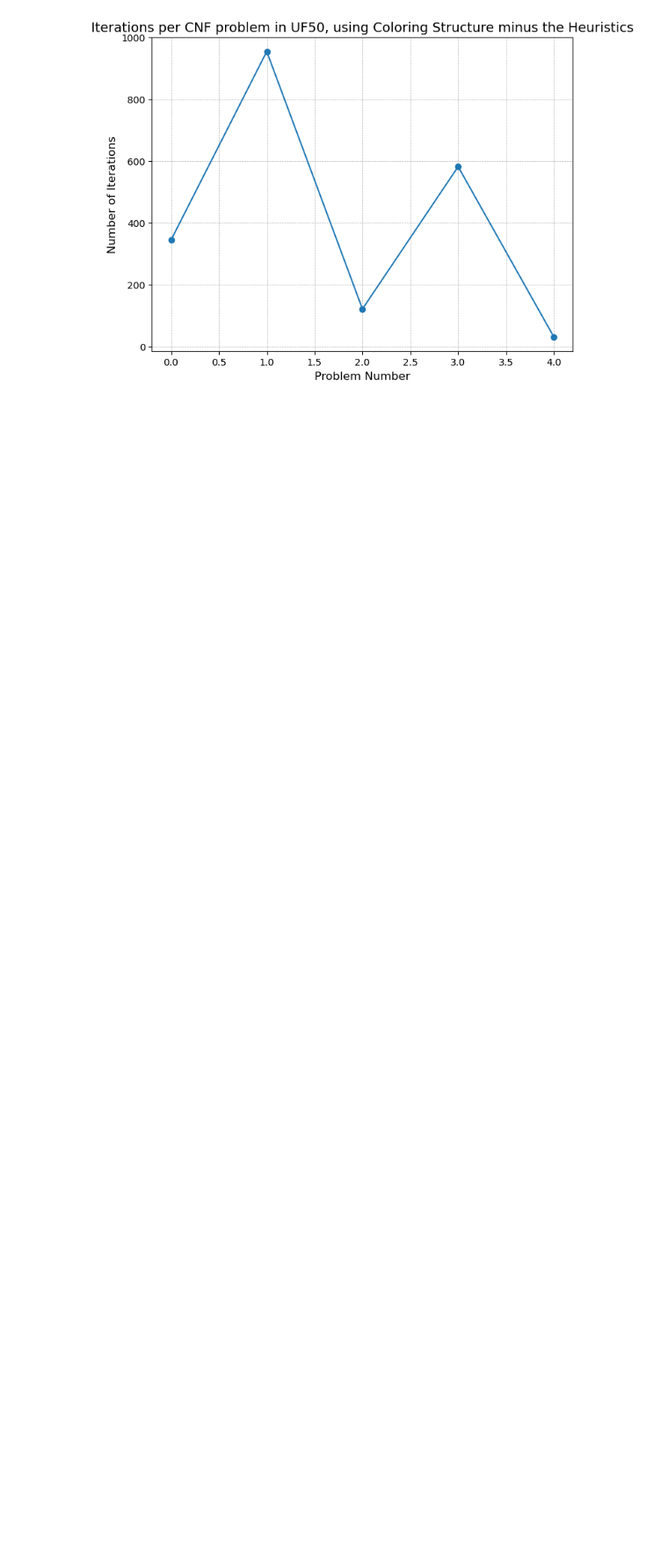
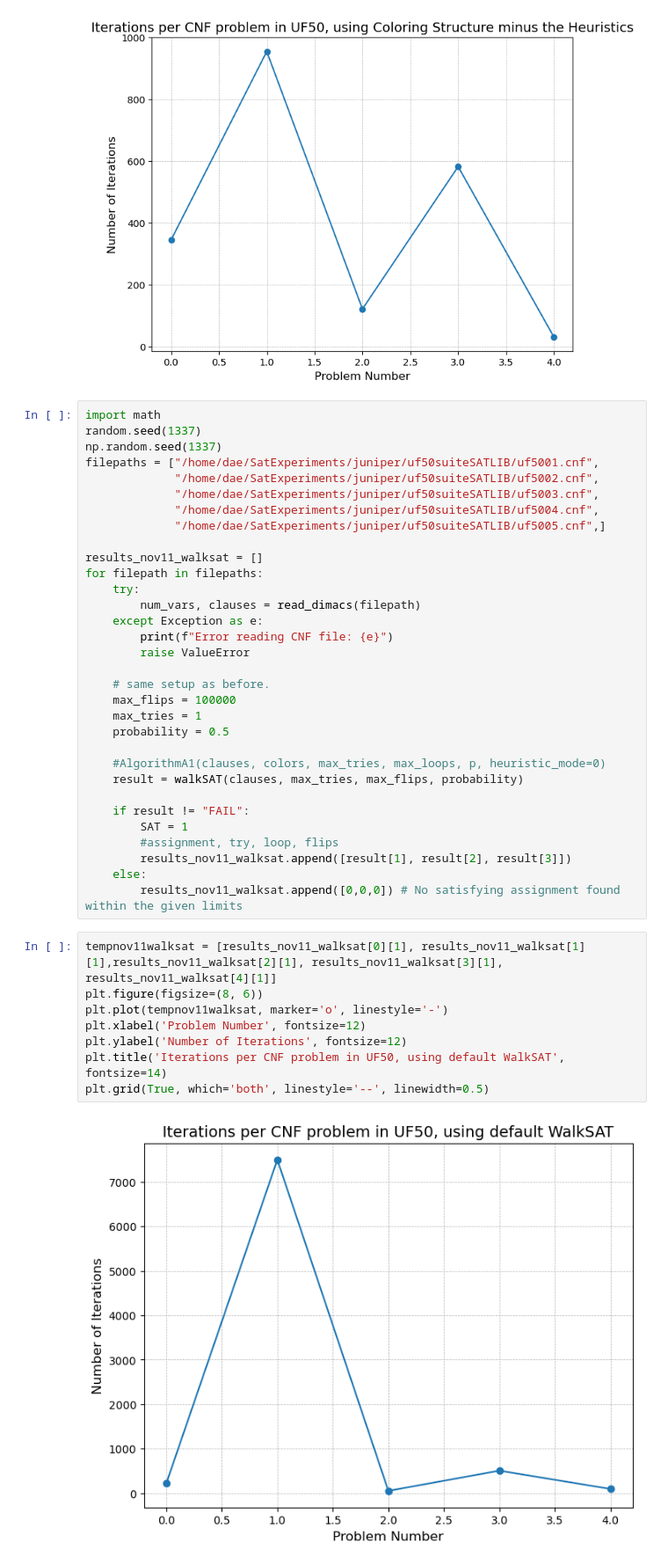
Before and after one commit to danielespo/juniper, a Jupyter notebook: testingColoring.ipynb, the cells around one changed output. Shown at 88% size. Drawn from its saved outputs; the diff is of its cells as text; blank space fills up the shorter version.

```diff
--- a/testingColoring.ipynb
+++ b/testingColoring.ipynb
@@ -587,6 +587,48 @@ plt.title('Iterations per CNF problem in UF50, using Coloring Structure minus th
 plt.grid(True, which='both', linestyle='--', linewidth=0.5)
 # %% [output]
 [figure]
+# %%
+import math
+random.seed(1337)
+np.random.seed(1337)
+filepaths = ["/home/dae/SatExperiments/juniper/uf50suiteSATLIB/uf5001.cnf",
+             "/home/dae/SatExperiments/juniper/uf50suiteSATLIB/uf5002.cnf",
+             "/home/dae/SatExperiments/juniper/uf50suiteSATLIB/uf5003.cnf",
+             "/home/dae/SatExperiments/juniper/uf50suiteSATLIB/uf5004.cnf",
+             "/home/dae/SatExperiments/juniper/uf50suiteSATLIB/uf5005.cnf",]
+
+results_nov11_walksat = []
+for filepath in filepaths:
+    try:
+        num_vars, clauses = read_dimacs(filepath)
+    except Exception as e:
+        print(f"Error reading CNF file: {e}")
+        raise ValueError
+
+    # same setup as before.
+    max_flips = 100000
+    max_tries = 1
+    probability = 0.5
+
+    #AlgorithmA1(clauses, colors, max_tries, max_loops, p, heuristic_mode=0)
+    result = walkSAT(clauses, max_tries, max_flips, probability)
+
+    if result != "FAIL":
+        SAT = 1
+        #assignment, try, loop, flips
+        results_nov11_walksat.append([result[1], result[2], result[3]])
+    else:
+        results_nov11_walksat.append([0,0,0]) # No satisfying assignment found within the given limits
+# %%
+tempnov11walksat = [results_nov11_walksat[0][1], results_nov11_walksat[1][1],results_nov11_walksat[2][1], results_nov11_walksat[3][1], results_nov11_walksat[4][1]]
+plt.figure(figsize=(8, 6))
+plt.plot(tempnov11walksat, marker='o', linestyle='-')
+plt.xlabel('Problem Number', fontsize=12)
+plt.ylabel('Number of Iterations', fontsize=12)
+plt.title('Iterations per CNF problem in UF50, using default WalkSAT', fontsize=14)
+plt.grid(True, which='both', linestyle='--', linewidth=0.5)
+# %% [output]
+[figure, added]
 # %%
 def read_dimacs(filename):
     clauses = []
```
Also changed, not shown: 1 other file.
